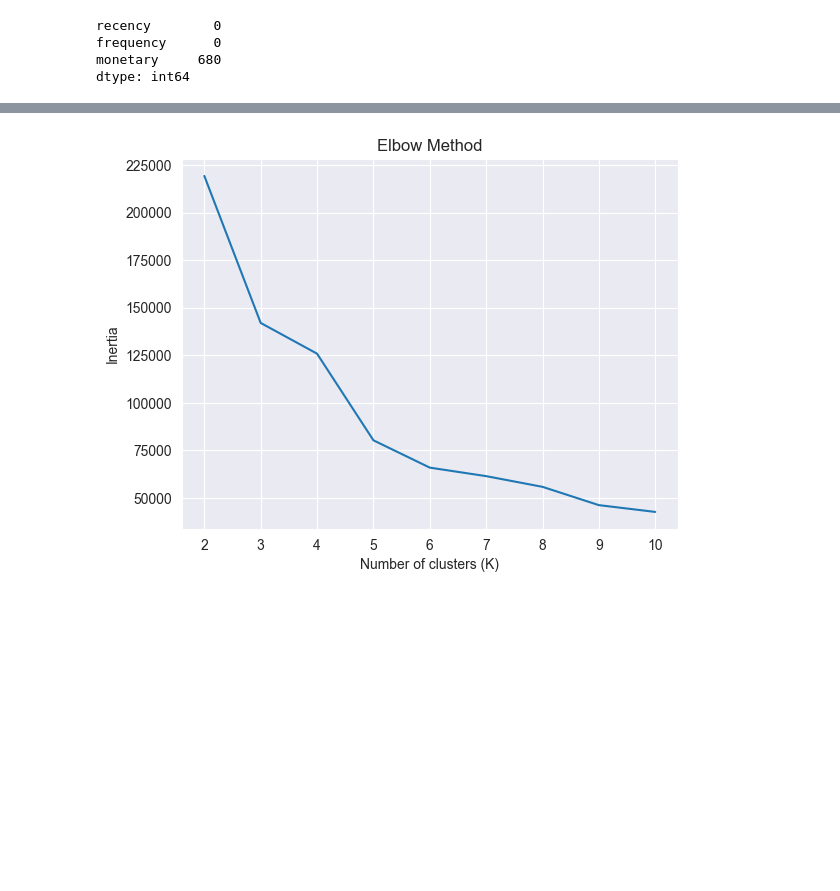
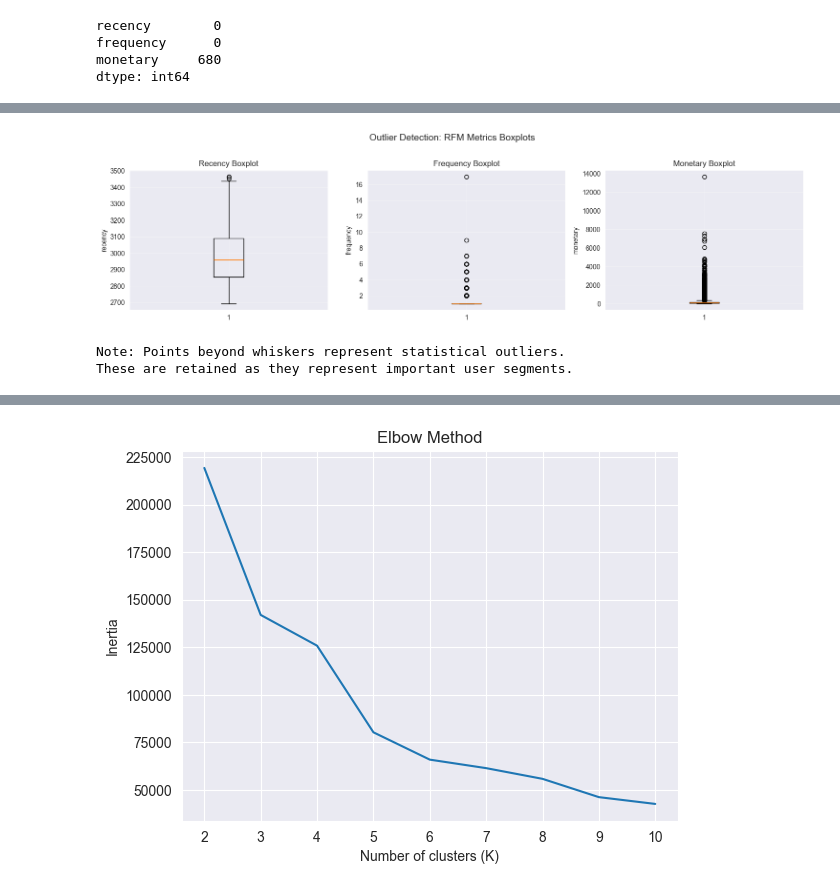
Before and after one commit to WangXin154/E-commerce_decision-making-_intelligence, a Jupyter notebook: Statistical_analysis_report/02.User_Segmentation_vs_ Value_Analysis_(RFM Model).ipynb, the cells around one changed output, grey strips where cells are left out. Drawn from its saved outputs; the diff is of its cells as text; code cells hidden in the pictures; blank space fills up the shorter version.

```diff
--- a/Statistical_analysis_report/02.User_Segmentation_vs_ Value_Analysis_(RFM Model).ipynb
+++ b/Statistical_analysis_report/02.User_Segmentation_vs_ Value_Analysis_(RFM Model).ipynb
@@ -100,0 +236,21 @@ dtype: int64
+# %%
+# Boxplot visualization of outliers
+import matplotlib.pyplot as plt
+fig, axes = plt.subplots(1, 3, figsize=(15, 4))
+
+for i, col in enumerate(['recency', 'frequency', 'monetary']):
+    axes[i].boxplot(df_rfm_check[col])
+    axes[i].set_title(f"{col.capitalize()} Boxplot")
+    axes[i].set_ylabel(col)
+    axes[i].grid(True, alpha=0.3)
+
+plt.suptitle("Outlier Detection: RFM Metrics Boxplots", fontsize=14, y=1.02)
+plt.tight_layout()
+plt.show()
+
+print("\nNote: Points beyond whiskers represent statistical outliers.")
+print("These are retained as they represent important user segments.")
+# %% [output]
+[figure, added]
+Note: Points beyond whiskers represent statistical outliers.
+These are retained as they represent important user segments.
```
Also changed, not shown: parts of 60 cells of this notebook.
